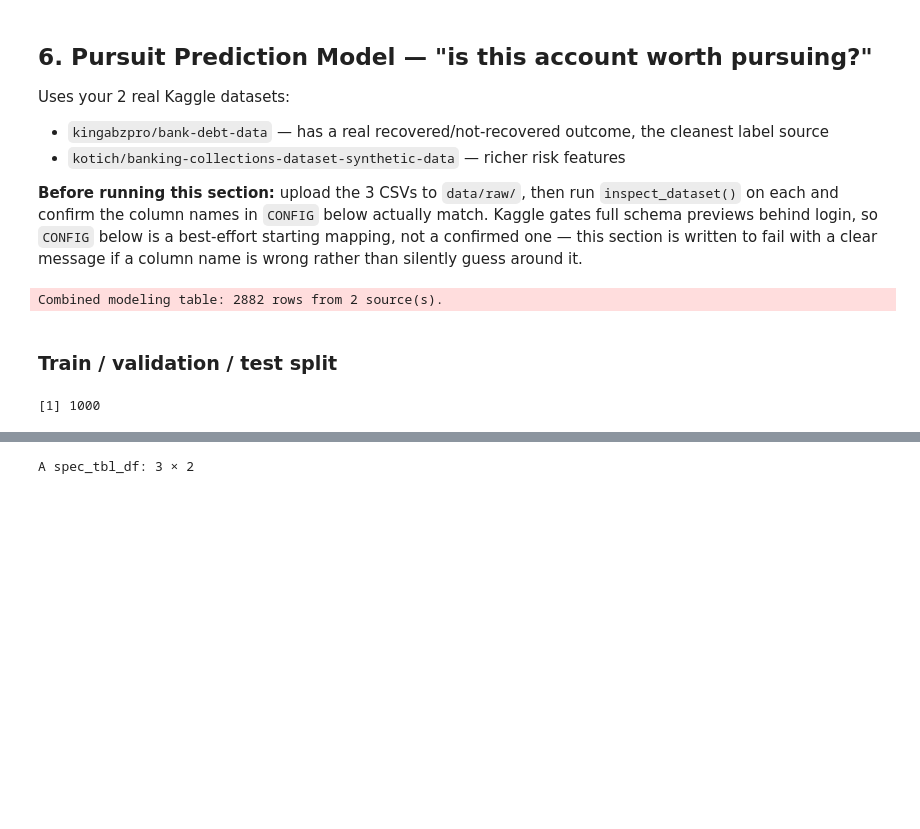
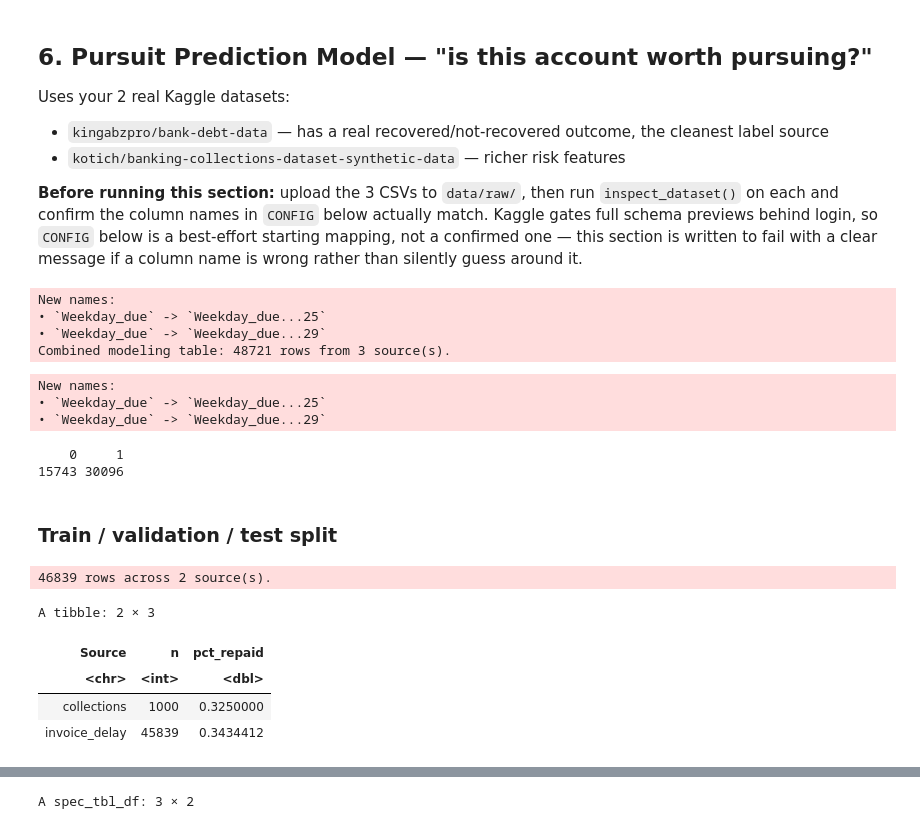
Before and after one commit to ChantelRM/Pursuit-Financial-Risk-Engine, a Jupyter notebook: financial_risk_analytics.ipynb, the cells around one changed output, grey strips where cells are left out. Drawn from its saved outputs; the diff is of its cells as text; code cells hidden in the pictures; blank space fills up the shorter version.

```diff
--- a/financial_risk_analytics.ipynb
+++ b/financial_risk_analytics.ipynb
@@ -325,6 +331,19 @@ standardize_collections <- function(cfg) {
          Risk_Flag = as.integer(tolower(df[[cfg$risk_col]]) %in% c("high", "severe", "critical")))
 }
 
+standardize_invoice_delay <- function(cfg) {
+  df <- readr::read_csv(cfg$path, show_col_types = FALSE)
+  tibble(
+    Source = "invoice_delay",
+    Record_ID = as.character(df[[cfg$id_col]]),
+    Outcome_Repaid = as.integer(df[[cfg$delay_flag_col]] == 0),  # 0 = not delayed
+    Balance_Amount = df[[cfg$amount_col]],
+    Debt_Ratio = 1,  # no credit-limit equivalent in this dataset
+    Days_Past_Due = NA_real_,
+    Risk_Flag = NA_integer_
+  )
+}
+
 safe_standardize <- function(fn, cfg, label) {
   tryCatch(fn(cfg), error = function(e) {
     warning(glue("Could not standardize '{label}': {conditionMessage(e)}. Check CONFIG${label} against inspect_dataset() output."))
@@ -334,19 +353,37 @@ safe_standardize <- function(fn, cfg, label) {
 
 modeling_data <- bind_rows(
   safe_standardize(standardize_bank_debt, CONFIG$bank_debt, "bank_debt"),
-  safe_standardize(standardize_collections, CONFIG$collections, "collections")
+  safe_standardize(standardize_collections, CONFIG$collections, "collections"),
+  safe_standardize(standardize_invoice_delay, CONFIG$invoice_delay, "invoice_delay")
 )
 
 message(glue("Combined modeling table: {nrow(modeling_data)} rows from {n_distinct(modeling_data$Source)} source(s)."))
 # %% [output]
-Combined modeling table: 2882 rows from 2 source(s).
+New names:
+• `Weekday_due` -> `Weekday_due...25`
+• `Weekday_due` -> `Weekday_due...29`
+Combined modeling table: 48721 rows from 3 source(s).
+# %%
+table(readr::read_csv(CONFIG$invoice_delay$path, show_col_types = FALSE)$DelayFlag)
+# %% [output]
+New names:
+• `Weekday_due` -> `Weekday_due...25`
+• `Weekday_due` -> `Weekday_due...29`
+    0     1
+15743 30096
 # %%
 # readr::read_csv(CONFIG$collections$path, show_col_types = FALSE) %>% pull(Days_Past_Due) %>% summary()
 # %% [markdown]
 
 ### Train / validation / test split
 # %%
-labeled_data <- modeling_data %>% filter(!is.na(Outcome_Repaid), Source == "collections")
-nrow(labeled_data)
+labeled_data <- modeling_data %>% filter(!is.na(Outcome_Repaid), Source %in% c("collections", "invoice_delay"))
+message(glue("{nrow(labeled_data)} rows across {n_distinct(labeled_data$Source)} source(s)."))
+labeled_data %>% group_by(Source) %>% summarise(n = n(), pct_repaid = mean(Outcome_Repaid))
 # %% [output]
-[1] 1000
+46839 rows across 2 source(s).
+A tibble: 2 × 3
+| Source | n | pct_repaid |
+| <chr> | <int> | <dbl> |
+| collections | 1000 | 0.3250000 |
+| invoice_delay | 45839 | 0.3434412 |
```
Also changed, not shown: parts of 16 cells of this notebook.
